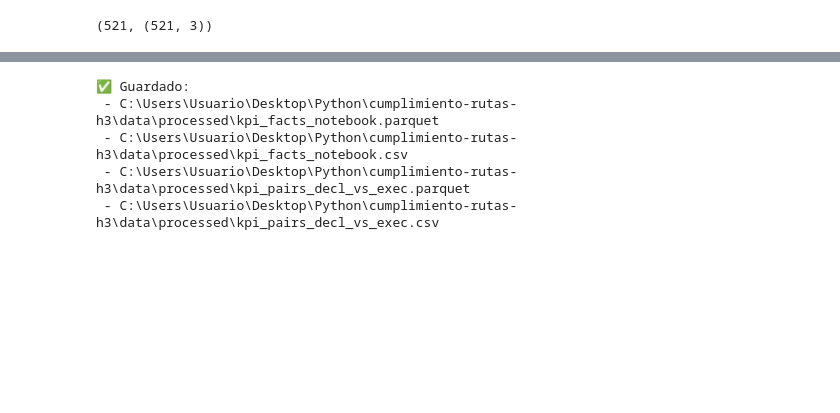
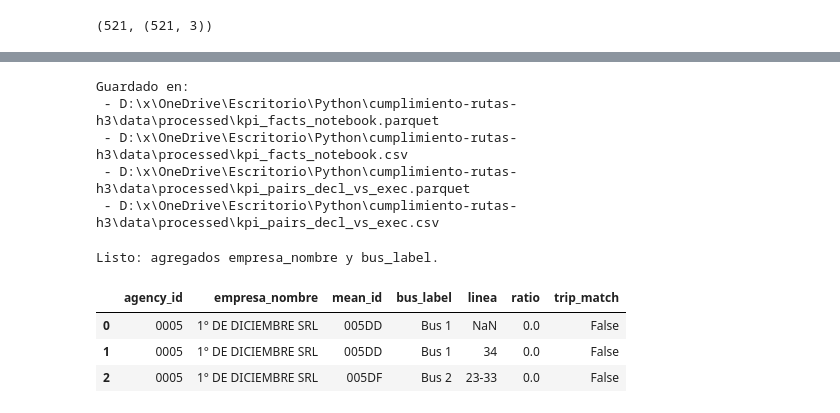
Before and after one commit to alantorresve/cumplimiento-rutas-h3, a Jupyter notebook: app.ipynb, the cells around one changed output, grey strips where cells are left out. Drawn from its saved outputs; the diff is of its cells as text; code cells hidden in the pictures; blank space fills up the shorter version.

```diff
--- a/app.ipynb
+++ b/app.ipynb
@@ -336,20 +241,72 @@ Peores buses por % trips OK:
 # %%
-# BLOQUE 7: guardar KPIs para uso posterior
+# BLOQUE 7 (actualizado): guardar KPIs y pares
 facts.to_parquet(OUT_DIR / "kpi_facts_notebook.parquet", engine="pyarrow", index=False)
 facts.to_csv(OUT_DIR / "kpi_facts_notebook.csv", index=False)
 if not pairs.empty:
     pairs.to_parquet(OUT_DIR / "kpi_pairs_decl_vs_exec.parquet", engine="pyarrow", index=False)
     pairs.to_csv(OUT_DIR / "kpi_pairs_decl_vs_exec.csv", index=False)
 
-print(" Guardado:")
+print("Guardado en:")
 print(" -", (OUT_DIR / "kpi_facts_notebook.parquet").resolve())
 print(" -", (OUT_DIR / "kpi_facts_notebook.csv").resolve())
 if not pairs.empty:
     print(" -", (OUT_DIR / "kpi_pairs_decl_vs_exec.parquet").resolve())
     print(" -", (OUT_DIR / "kpi_pairs_decl_vs_exec.csv").resolve())
 # %% [output]
-✅ Guardado:
- - C:\Users\Usuario\Desktop\Python\cumplimiento-rutas-h3\data\processed\kpi_facts_notebook.parquet
- - C:\Users\Usuario\Desktop\Python\cumplimiento-rutas-h3\data\processed\kpi_facts_notebook.csv
- - C:\Users\Usuario\Desktop\Python\cumplimiento-rutas-h3\data\processed\kpi_pairs_decl_vs_exec.parquet
- - C:\Users\Usuario\Desktop\Python\cumplimiento-rutas-h3\data\processed\kpi_pairs_decl_vs_exec.csv
+Guardado en:
+ - D:\x\OneDrive\Escritorio\Python\cumplimiento-rutas-h3\data\processed\kpi_facts_notebook.parquet
+ - D:\x\OneDrive\Escritorio\Python\cumplimiento-rutas-h3\data\processed\kpi_facts_notebook.csv
+ - D:\x\OneDrive\Escritorio\Python\cumplimiento-rutas-h3\data\processed\kpi_pairs_decl_vs_exec.parquet
+ - D:\x\OneDrive\Escritorio\Python\cumplimiento-rutas-h3\data\processed\kpi_pairs_decl_vs_exec.csv
+# %%
+# BLOQUE A: diccionarios de nombres (empresa y buses)
+
+# 1) Empresa: agency_id -> empresa_nombre (desde eots.csv)
+empresa_dim = None
+try:
+    eots = pd.read_csv(PATH_EOTS, dtype=str)
+    # heurística para columnas de id y nombre
+    col_id_emp = next((c for c in eots.columns if any(k in c.lower() for k in ["eot_id","cod_catalogo","agency","id_eot_vmt_hex"])), None)
+    col_nom_emp = next((c for c in eots.columns if any(k in c.lower() for k in ["nombre","permisionario","razon"])), None)
+    if col_id_emp and col_nom_emp:
+        eots["agency_id"] = eots[col_id_emp].astype(str).str.strip()
+        eots["agency_id"] = eots["agency_id"].apply(lambda s: s.zfill(4) if s.isdigit() and len(s) <= 4 else s)
+        eots["empresa_nombre"] = eots[col_nom_emp].astype(str).str.strip()
+        empresa_dim = eots[["agency_id","empresa_nombre"]].dropna().drop_duplicates()
+except Exception as e:
+    print("Aviso: no pude construir el diccionario de empresa desde eots.csv:", e)
+
+# 2) Bus label: por empresa, mapear mean_id -> "Bus 1", "Bus 2", ...
+#    Creamos un mapping estable usando el orden natural de mean_id
+if "agency_id" not in trips.columns or "mean_id" not in trips.columns:
+    raise ValueError("Se requieren las columnas 'agency_id' y 'mean_id' en 'trips'.")
+
+bus_key = trips[["agency_id","mean_id"]].drop_duplicates().sort_values(["agency_id","mean_id"])
+bus_key["bus_ordinal"] = bus_key.groupby("agency_id").cumcount() + 1
+bus_key["bus_label"] = "Bus " + bus_key["bus_ordinal"].astype(str)
+
+# 3) Aplicar nombres a TRIPS y FACTS
+trips_named = trips.copy()
+facts_named = facts.copy()
+
+# empresa_nombre en trips y facts
+if empresa_dim is not None:
+    trips_named = trips_named.merge(empresa_dim, on="agency_id", how="left")
+    facts_named = facts_named.merge(empresa_dim, on="agency_id", how="left")
+else:
+    # fallback: usar agency_id como nombre
+    trips_named["empresa_nombre"] = trips_named["agency_id"]
+    if "empresa_nombre" not in facts_named.columns:
+        facts_named["empresa_nombre"] = facts_named["agency_id"]
+
+# bus_label en trips (si luego haces KPIs por bus)
+trips_named = trips_named.merge(bus_key[["agency_id","mean_id","bus_label"]], on=["agency_id","mean_id"], how="left")
+
+print("Listo: agregados empresa_nombre y bus_label.")
+display(trips_named.head(3)[["agency_id","empresa_nombre","mean_id","bus_label","linea","ratio","trip_match"]])
+# %% [output]
+Listo: agregados empresa_nombre y bus_label.
+|  | agency_id | empresa_nombre | mean_id | bus_label | linea | ratio | trip_match |
+| 0 | 0005 | 1° DE DICIEMBRE SRL | 005DD | Bus 1 | NaN | 0.0 | False |
+| 1 | 0005 | 1° DE DICIEMBRE SRL | 005DD | Bus 1 | 34 | 0.0 | False |
+| 2 | 0005 | 1° DE DICIEMBRE SRL | 005DF | Bus 2 | 23-33 | 0.0 | False |
```
Also changed, not shown: parts of 26 cells of this notebook, 9 other files.
